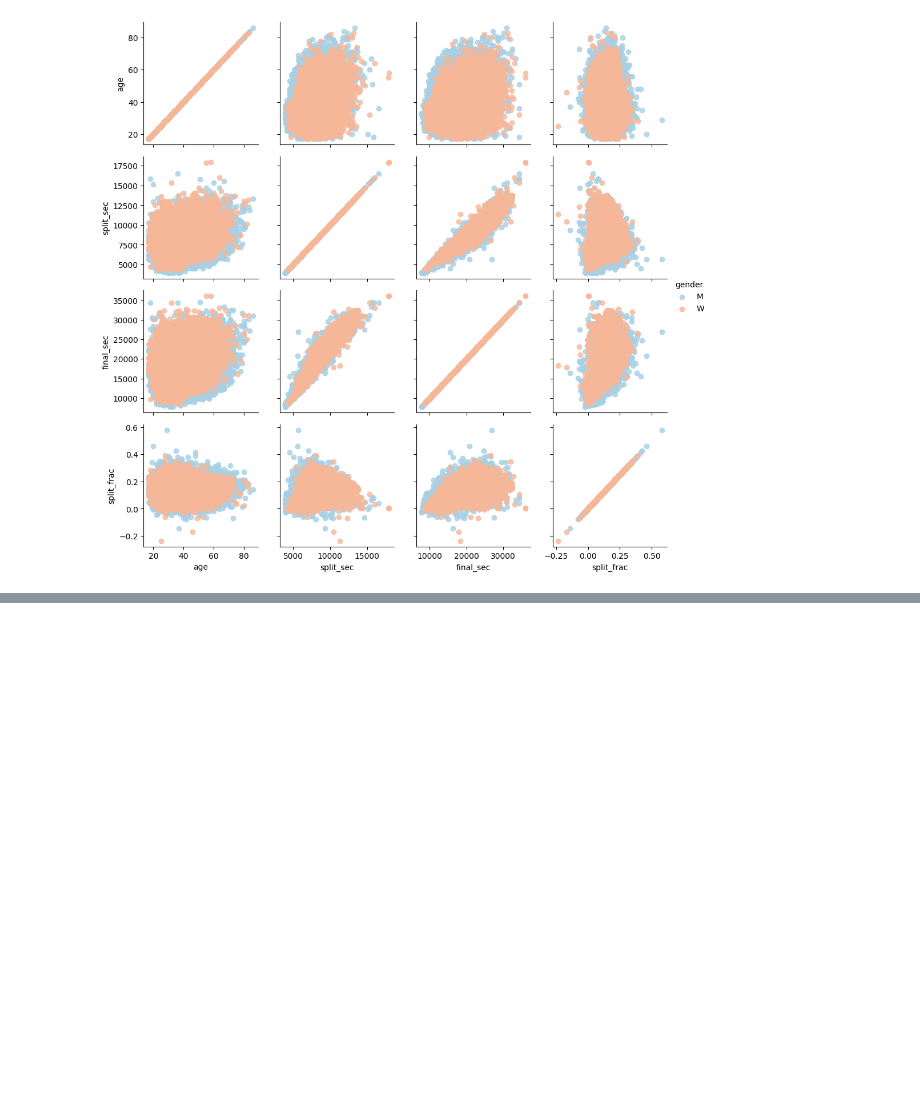
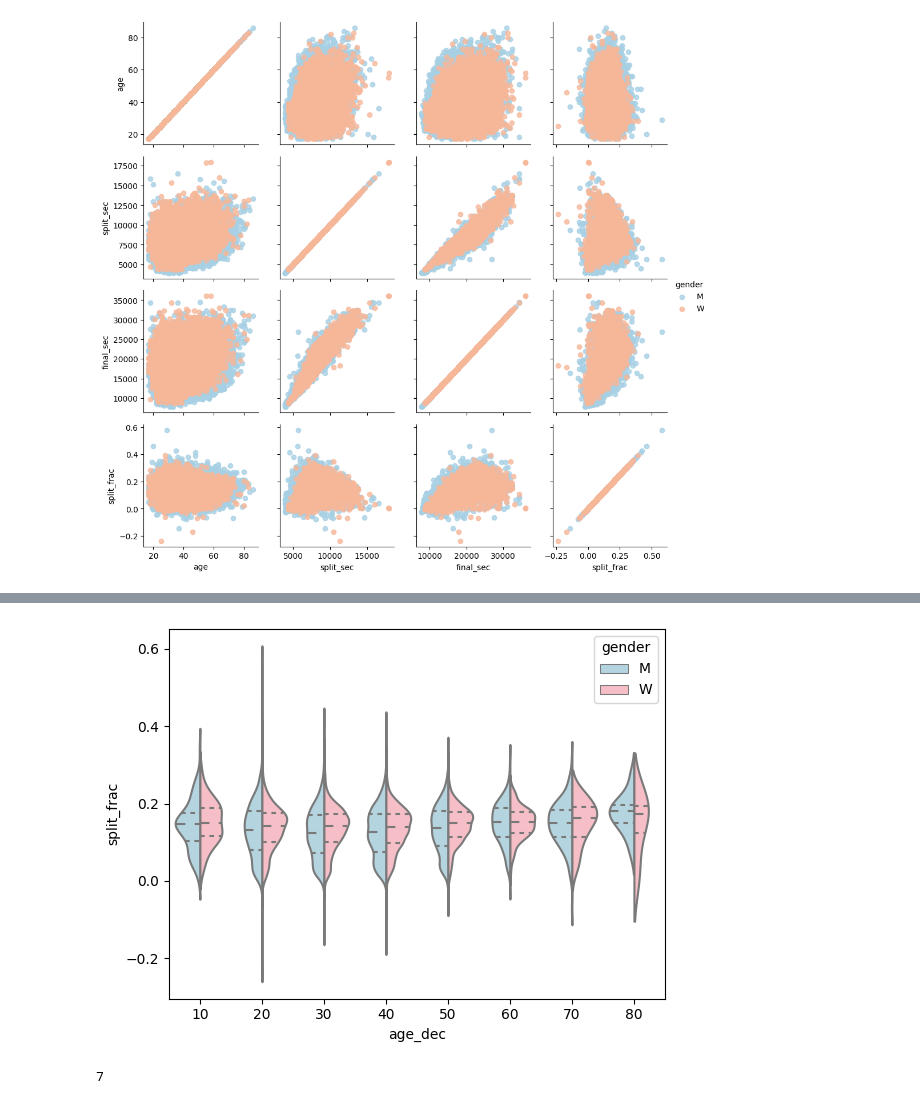
Before and after one commit to aytekin827/marathon_analysis, a Jupyter notebook: analysis.ipynb, the cells around one changed output, grey strips where cells are left out. Drawn from its saved outputs; the diff is of its cells as text; code cells hidden in the pictures; blank space fills up the shorter version.

```diff
--- a/analysis.ipynb
+++ b/analysis.ipynb
@@ -99,0 +117,13 @@ plt.show()
+# %%
+data['age_dec'] = data.age.map(lambda age: 10 * (age//10))
+men = (data.gender=='M')
+women = (data.gender=='W')
+
+with sns.axes_style(style=None):
+    sns.violinplot(x='age_dec', y='split_frac', hue='gender', data=data, split=True, inner='quartile', palette=['lightblue','lightpink'])
+# %% [output]
+[figure, added]
+# %%
+(data.age > 80).sum()
+# %% [output]
+7
```
Also changed, not shown: parts of 3 cells of this notebook.
